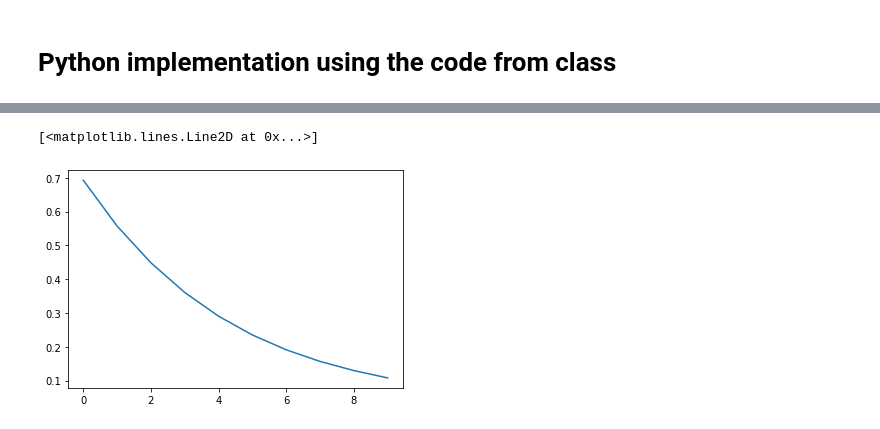
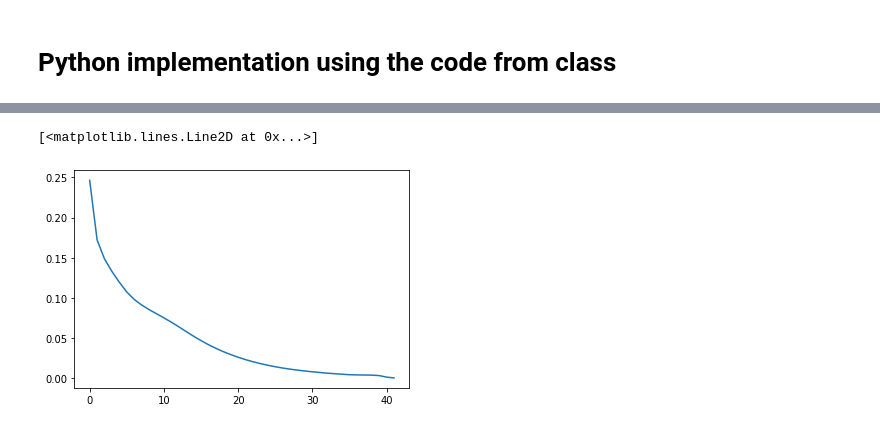
Before and after one commit to lucasgneccoh/SGD_ICP_PY, a Jupyter notebook: main.ipynb, the cells around one changed output, grey strips where cells are left out. Drawn from its saved outputs; the diff is of its cells as text; code cells hidden in the pictures.

```diff
--- a/main.ipynb
+++ b/main.ipynb
@@ -200,12 +634,12 @@ pc.save_pcd('./data/pcd_bremen/my_bremen_sgd_icp.pcd')
 %cd /content/SGD_ICP_PY/sgd_icp_python
 import ICP
 from ply_utils import read_ply
-cloud = read_pcd('../data/pcd_bremen/my_bremen.pcd')
+from visu import show_ICP
+# source = normalize(read_pcd('../data/pcd_bremen/my_bremen.pcd'))
+source = normalize(read_ply_file('../data/bunny_original.ply', ['x','y','z']))
 
-x, y, z, roll, pitch, yaw = 1,3,0,0,0,np.pi/6
-R, t = roll_pitch_yaw(roll, pitch, yaw), np.array([x,y,z])
-ref = apply_transform(cloud, R.T, t)
-
-icp_cloud, R_list, T_list, _, RMS_list = ICP.icp_point_to_point(cloud, ref, 25, 1e-4, show_progress=True)
+theta_orig = np.array([0,0,0,0,0,np.pi/3])
+R, t = theta_to_tranformation(theta_orig)
+ref = apply_transform(source, R, t)
 # %% [output]
 /content/SGD_ICP_PY/sgd_icp_python
@@ -241,5 +646,10 @@ icp_cloud, R_list, T_list, _, RMS_list = ICP.icp_point_to_point(icp_cloud, ref,
-# %%
-plt.plot(RMS_list)
-# %% [output]
-[<matplotlib.lines.Line2D at 0x...>]
-[figure, removed]
+# %%
+'''
+Both clouds are in correspondence, so the naive ICP will work.
+This functions assumes the clouds are already matched
+'''
+icp_cloud, R_list, T_list, _, RMS_list = icp_point_to_point(source, ref, 50, 1e-4, show_progress=False)
+plt.plot(RMS_list)
+# %% [output]
+[<matplotlib.lines.Line2D at 0x...>]
+[figure, added]
```
Also changed, not shown: parts of 17 cells of this notebook.
